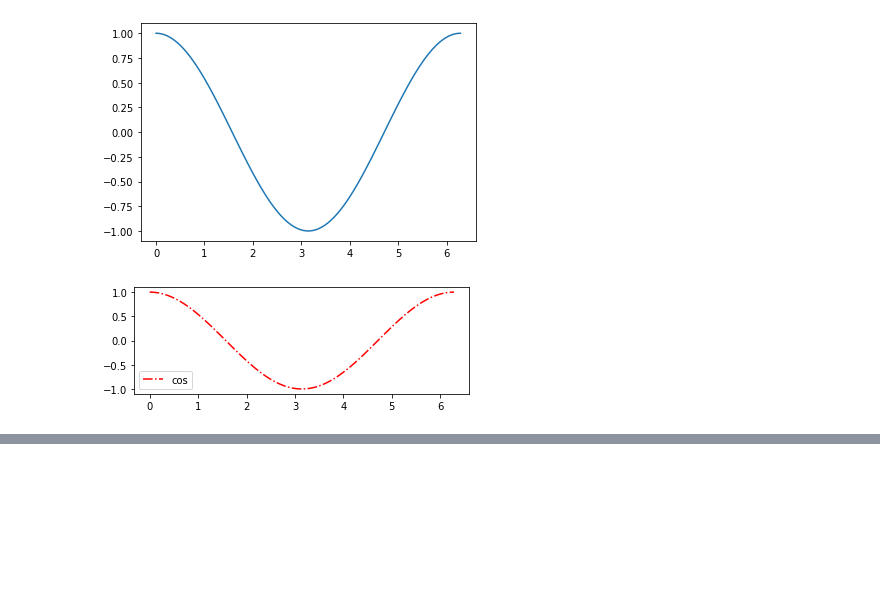
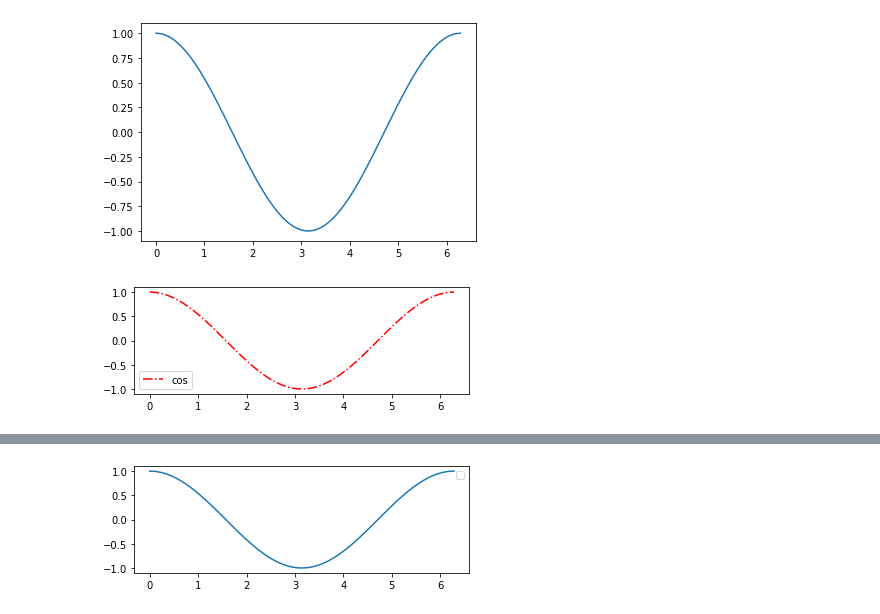
Before and after one commit to adhityabonor/Project_01, a Jupyter notebook: Python_for_Data_Science.ipynb, the cells around one changed output, grey strips where cells are left out. Cells and saved outputs as stored; diff of their text form; code cells hidden in the pictures; blank space fills up the shorter version.

```diff
--- a/Python_for_Data_Science.ipynb
+++ b/Python_for_Data_Science.ipynb
@@ -22,3 +22,9 @@ _ = ax.set_aspect('equal')
 _ = ax.legend()
 # %% [output]
 [figure]
+# %%
+fig, ax = plt.subplots()
+_ = ax.plot(x, cos_x)
+_ = ax.set_aspect('equal')
+_ = ax.legend()
+# %% [output]
@@ -24,0 +32 @@ _ = ax.legend()
+[figure, added]
```
Also changed, not shown: parts of 2 cells of this notebook.
